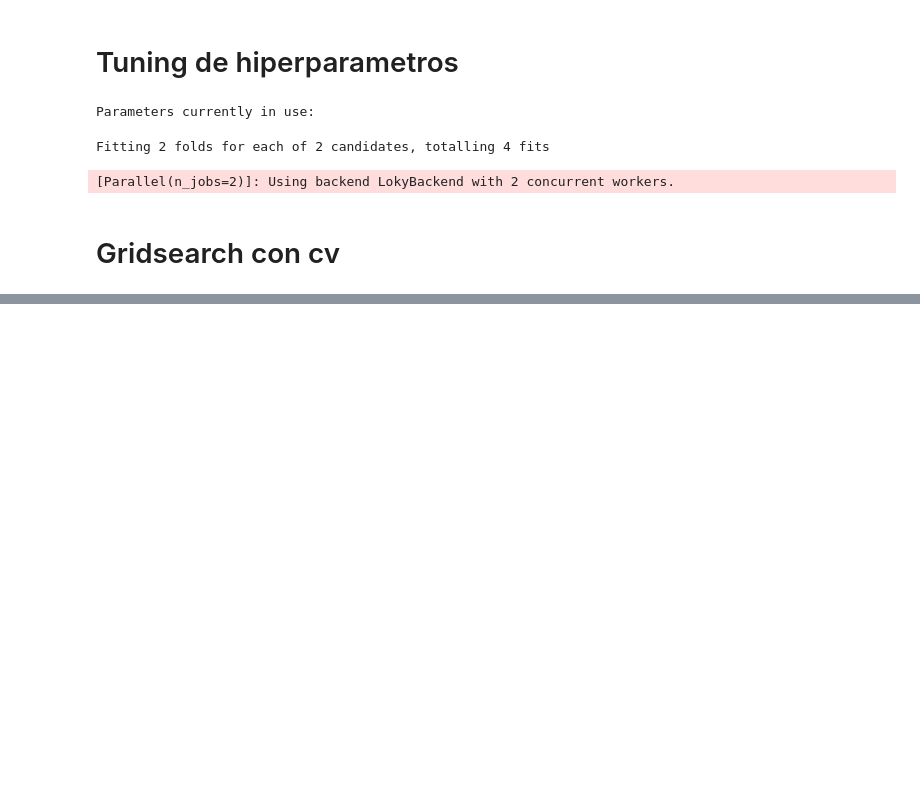
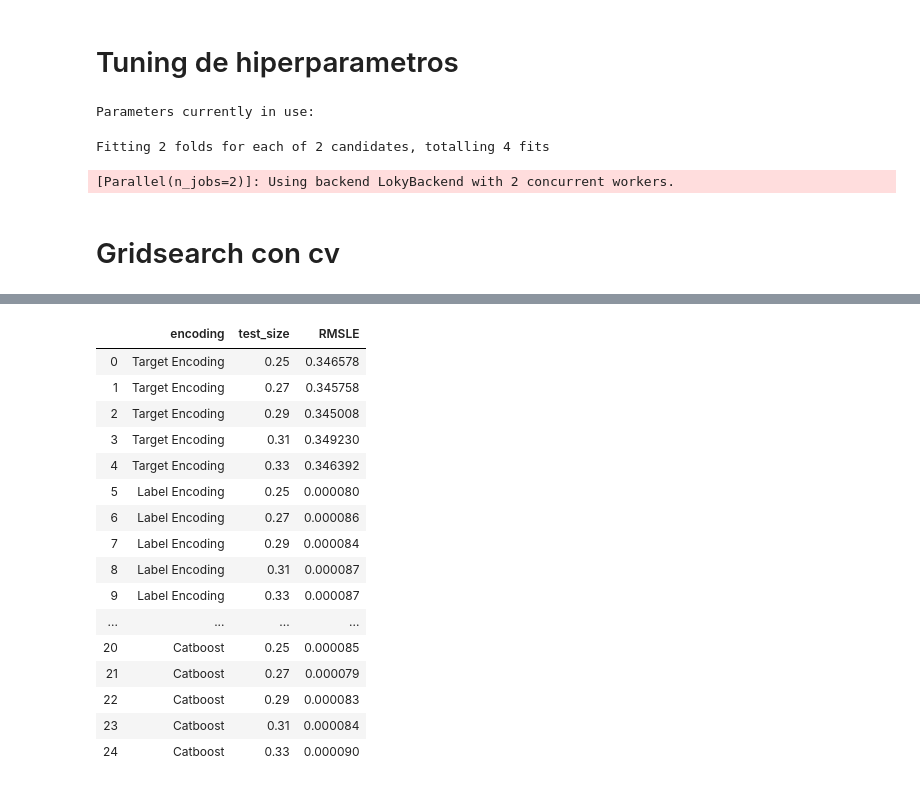
Before and after one commit to ggparente95/tp2-zonajobs, a Jupyter notebook: random_forest.ipynb, the cells around one changed output, grey strips where cells are left out. Saved outputs shown, nothing was run; the diff lists cells and outputs as text; code cells hidden in the pictures; blank space fills up the shorter version.

```diff
--- a/random_forest.ipynb
+++ b/random_forest.ipynb
@@ -69,9 +69,9 @@ df.head()
 # Target mean Encoding
 cat_features = ['tipodepropiedad','ciudad','provincia']
 
-enc = ce.TargetEncoder(cols=cat_features).fit(df.drop('precio', axis=1), df['precio'])
+enc = ce.TargetEncoder(cols=cat_features).fit(df_norm.drop('precio', axis=1), df['precio'])
 
-df_train = enc.transform(df.drop('precio', axis=1), df['precio'])
+df_train = enc.transform(df_norm.drop('precio', axis=1), df_norm['precio'])
 
 df_train.head()
 # %% [output]
@@ -277,0 +495,21 @@ print('Improvement of {:0.2f}%.'.format( 100 * (grid_accuracy - base_accuracy) /
+# %%
+data = pd.DataFrame(scores, columns=['encoding','test_size','RMSLE'])
+data
+# %% [output]
+|  | encoding | test_size | RMSLE |
+| 0 | Target Encoding | 0.25 | 0.346578 |
+| 1 | Target Encoding | 0.27 | 0.345758 |
+| 2 | Target Encoding | 0.29 | 0.345008 |
+| 3 | Target Encoding | 0.31 | 0.349230 |
+| 4 | Target Encoding | 0.33 | 0.346392 |
+| 5 | Label Encoding | 0.25 | 0.000080 |
+| 6 | Label Encoding | 0.27 | 0.000086 |
+| 7 | Label Encoding | 0.29 | 0.000084 |
+| 8 | Label Encoding | 0.31 | 0.000087 |
+| 9 | Label Encoding | 0.33 | 0.000087 |
+| ... | ... | ... | ... |
+| 20 | Catboost | 0.25 | 0.000085 |
+| 21 | Catboost | 0.27 | 0.000079 |
+| 22 | Catboost | 0.29 | 0.000083 |
+| 23 | Catboost | 0.31 | 0.000084 |
+| 24 | Catboost | 0.33 | 0.000090 |
```
Also changed, not shown: parts of 18 cells of this notebook.
